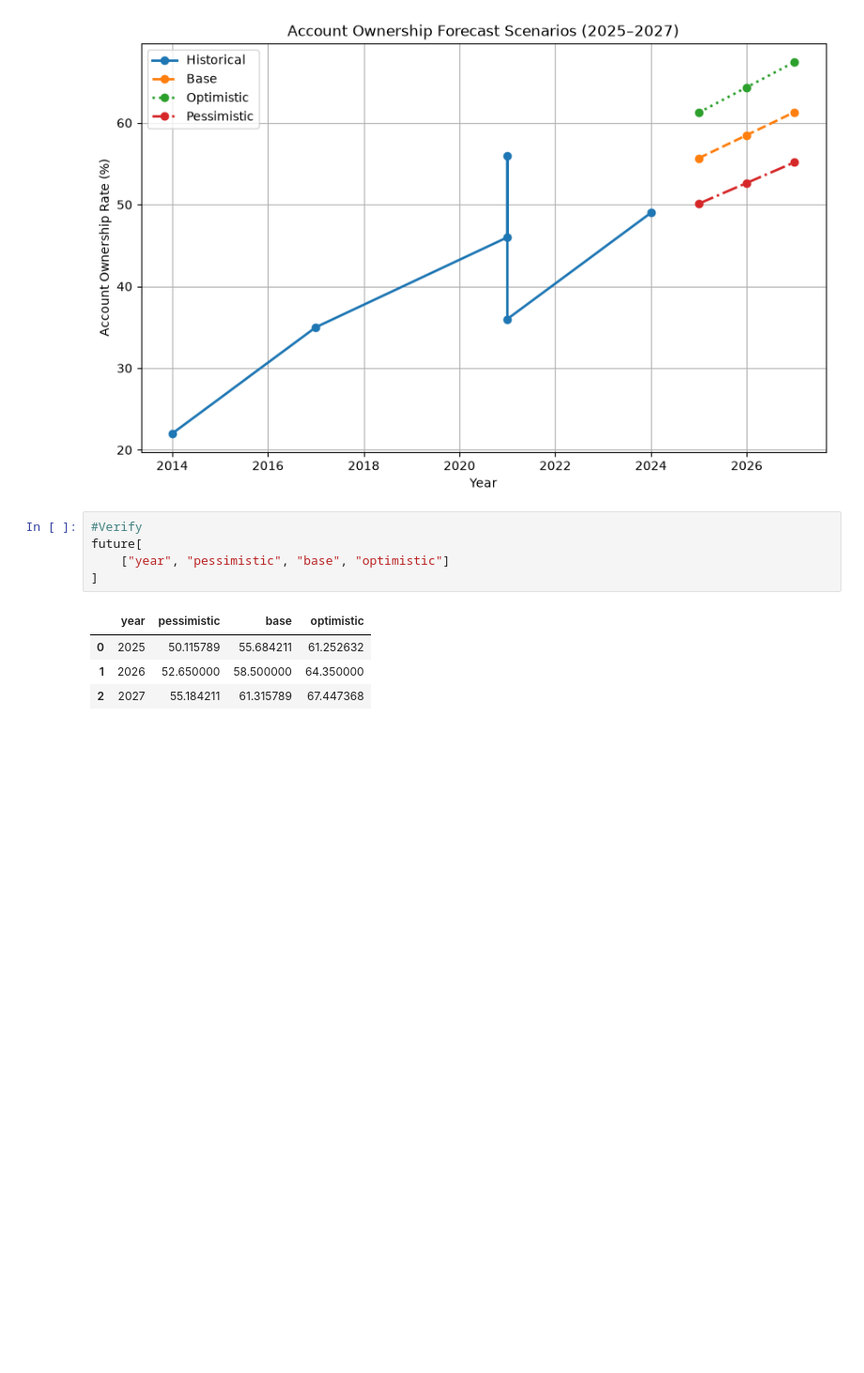
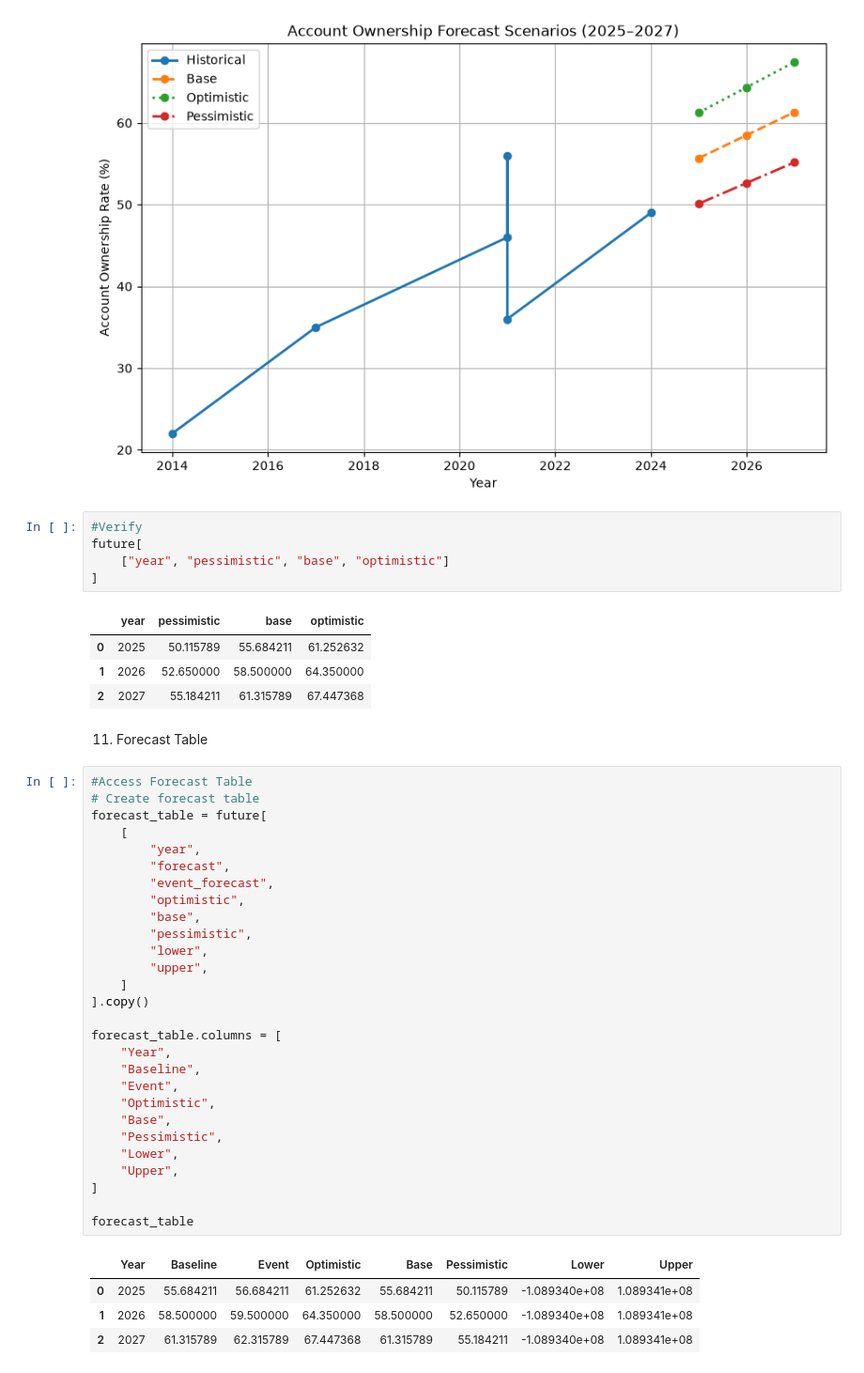
Before and after one commit to Lalisecf/ethiopia-fi-forecast-week11, a Jupyter notebook: notebooks/task4_forecasting.ipynb, the cells around one changed output. Shown at 94% size. Drawn from its saved outputs; the diff is of its cells as text; blank space fills up the shorter version.

Commit message:
task4: export forecast tables

```diff
--- a/notebooks/task4_forecasting.ipynb
+++ b/notebooks/task4_forecasting.ipynb
@@ -732,3 +732,38 @@ future[
 | 0 | 2025 | 50.115789 | 55.684211 | 61.252632 |
 | 1 | 2026 | 52.650000 | 58.500000 | 64.350000 |
 | 2 | 2027 | 55.184211 | 61.315789 | 67.447368 |
+# %% [markdown]
+11. Forecast Table
+# %%
+#Access Forecast Table
+# Create forecast table
+forecast_table = future[
+    [
+        "year",
+        "forecast",
+        "event_forecast",
+        "optimistic",
+        "base",
+        "pessimistic",
+        "lower",
+        "upper",
+    ]
+].copy()
+
+forecast_table.columns = [
+    "Year",
+    "Baseline",
+    "Event",
+    "Optimistic",
+    "Base",
+    "Pessimistic",
+    "Lower",
+    "Upper",
+]
+
+forecast_table
+# %% [output]
+|  | Year | Baseline | Event | Optimistic | Base | Pessimistic | Lower | Upper |
+| 0 | 2025 | 55.684211 | 56.684211 | 61.252632 | 55.684211 | 50.115789 | -1.089340e+08 | 1.089341e+08 |
+| 1 | 2026 | 58.500000 | 59.500000 | 64.350000 | 58.500000 | 52.650000 | -1.089340e+08 | 1.089341e+08 |
+| 2 | 2027 | 61.315789 | 62.315789 | 67.447368 | 61.315789 | 55.184211 | -1.089340e+08 | 1.089341e+08 |
```
Also changed, not shown: parts of 3 cells of this notebook.
